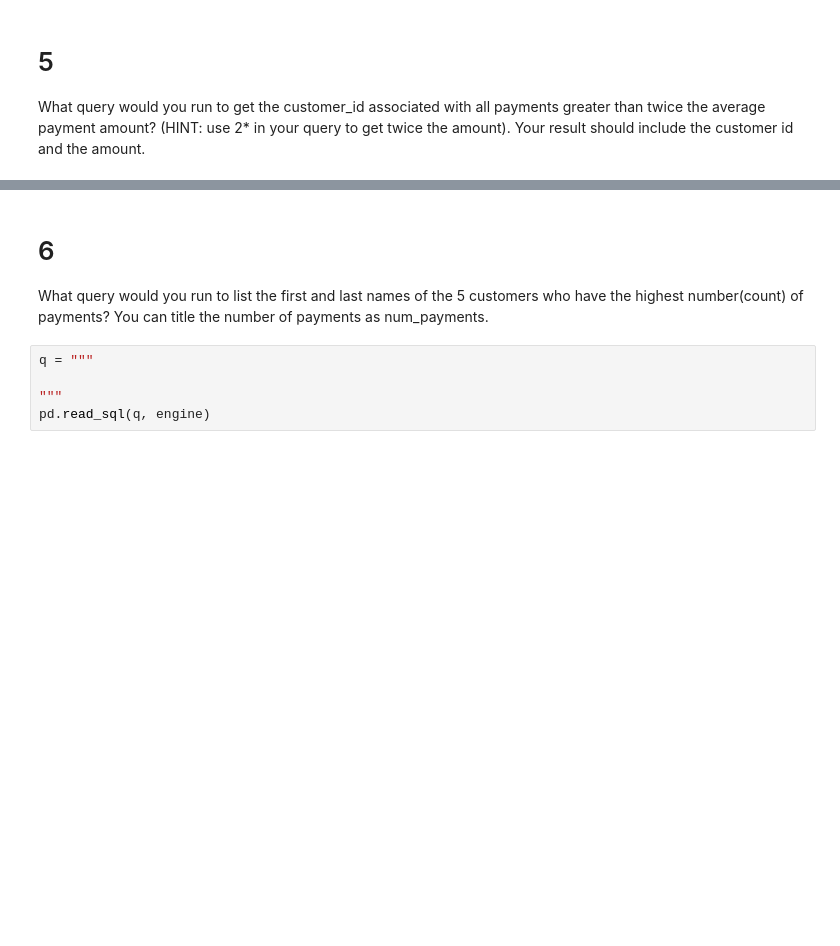
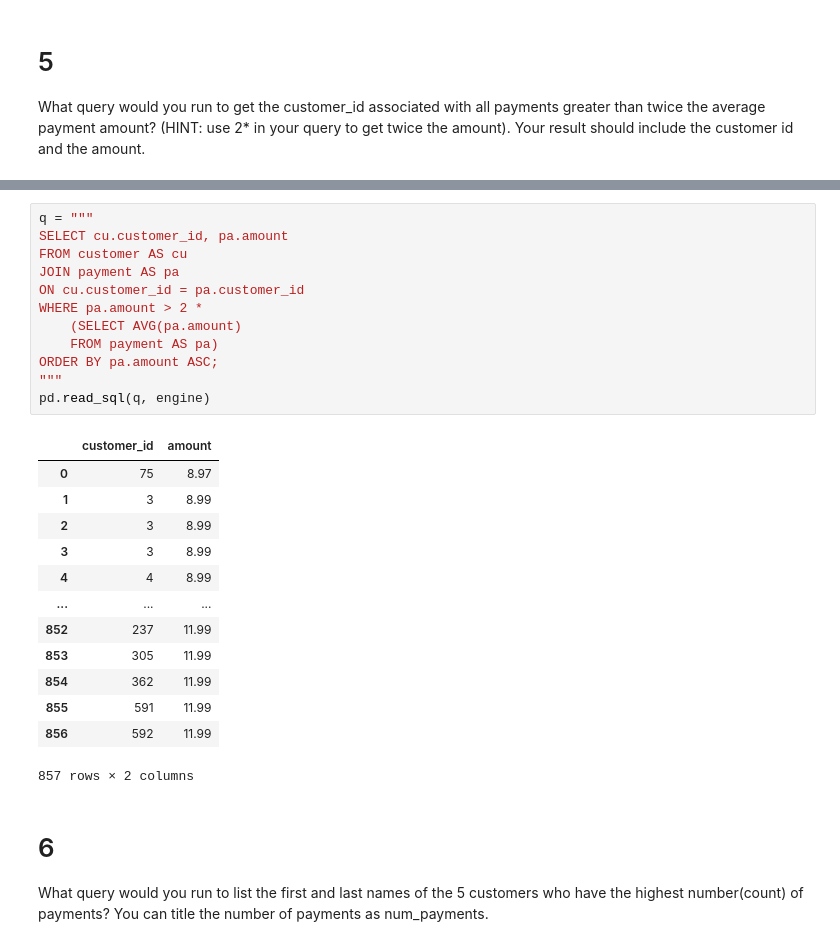
Before and after one commit to kellianneyang/sql, a Jupyter notebook: queries_sakila_core.ipynb, the cells around one changed output, grey strips where cells are left out. Saved outputs shown, nothing was run; the diff lists cells and outputs as text; blank space fills up the shorter version.

```diff
--- a/queries_sakila_core.ipynb
+++ b/queries_sakila_core.ipynb
@@ -121,9 +163,30 @@ pd.read_sql(q, engine)
+# %%
+q = """
+SELECT cu.customer_id, pa.amount
+FROM customer AS cu
+JOIN payment AS pa
+ON cu.customer_id = pa.customer_id
+WHERE pa.amount > 2 *
+	(SELECT AVG(pa.amount)
+	FROM payment AS pa)
+ORDER BY pa.amount ASC;
+"""
+pd.read_sql(q, engine)
+# %% [output]
+|  | customer_id | amount |
+| 0 | 75 | 8.97 |
+| 1 | 3 | 8.99 |
+| 2 | 3 | 8.99 |
+| 3 | 3 | 8.99 |
+| 4 | 4 | 8.99 |
+| ... | ... | ... |
+| 852 | 237 | 11.99 |
+| 853 | 305 | 11.99 |
+| 854 | 362 | 11.99 |
+| 855 | 591 | 11.99 |
+| 856 | 592 | 11.99 |
+857 rows × 2 columns
 # %% [markdown]
 # 6
 
 What query would you run to list the first and last names of the 5 customers who have the highest number(count) of payments? You can title the number of payments as num_payments.
-# %%
-q = """
-
-"""
-pd.read_sql(q, engine)
```
Also changed, not shown: parts of 7 cells of this notebook.
